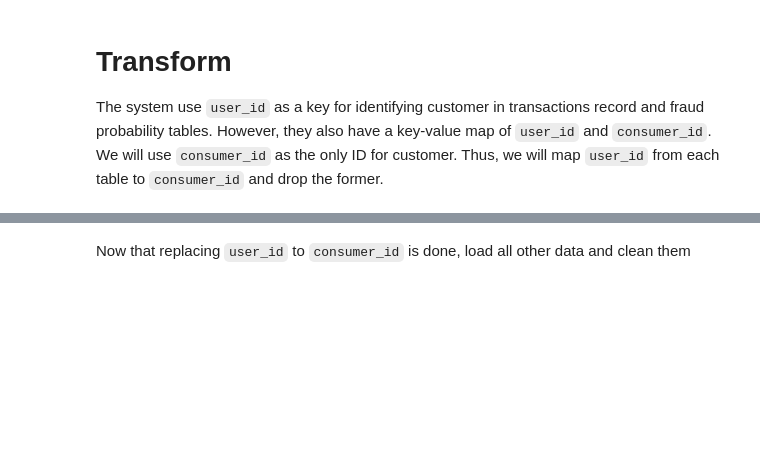
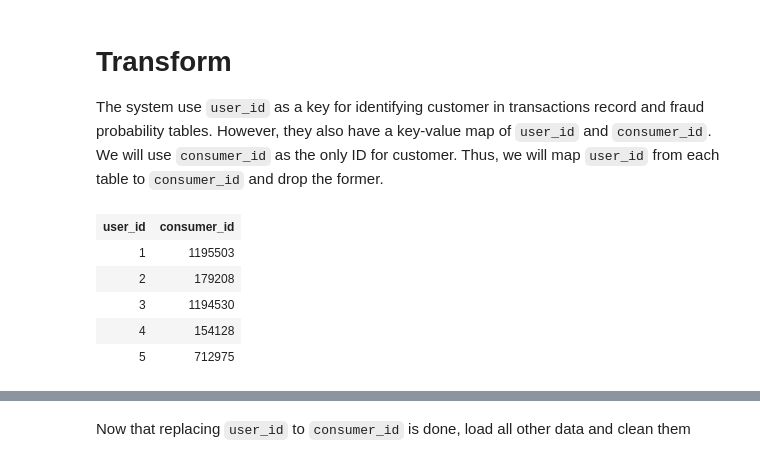
Before and after one commit to MAST30034-AppliedDataScience/project-2-group-buy-now-pay-later-industry-project-9, a Jupyter notebook: notebooks/ETL_pipeline.ipynb, the cells around one changed output, grey strips where cells are left out. Drawn from its saved outputs; the diff is of its cells as text; code cells hidden in the pictures; blank space fills up the shorter version.

```diff
--- a/notebooks/ETL_pipeline.ipynb
+++ b/notebooks/ETL_pipeline.ipynb
@@ -11,7 +11,7 @@ spark = (
     .config("spark.sql.parquet.cacheMetadata", "true")
     .config("spark.sql.session.timeZone", "Etc/UTC")
     .config("spark.driver.memory", "4g")
-    .config("spark.execturo.memory", "2g")
+    .config("spark.executor.memory", "2g")
     .getOrCreate()
 )
 # %% [output]
@@ -39,6 +44,14 @@ for file in os.listdir(f"{raw_path}/tables"):
 
 The system use `user_id` as a key for identifying customer in transactions record and fraud probability tables. However, they also have a key-value map of `user_id` and `consumer_id`. We will use `consumer_id` as the only ID for customer. Thus, we will map `user_id` from each table to `consumer_id` and drop the former.
 # %%
-# Load consumer info - a key : value map for user_id to consumer_id
-consumer_info = spark.read.parquet(f"{raw_path}/tables/consumer_user_details.parquet")
+# Load consumer user details -> a key:value map for user_id to consumer_id
+consumer_user_map = spark.read.parquet(f"{raw_path}/tables/consumer_user_details.parquet")
+consumer_user_map.limit(5) # Preview
+# %% [output]
+| user_id | consumer_id |
+| 1 | 1195503 |
+| 2 | 179208 |
+| 3 | 1194530 |
+| 4 | 154128 |
+| 5 | 712975 |
 # %%
```
Also changed, not shown: parts of 14 cells of this notebook, 1 other file.
